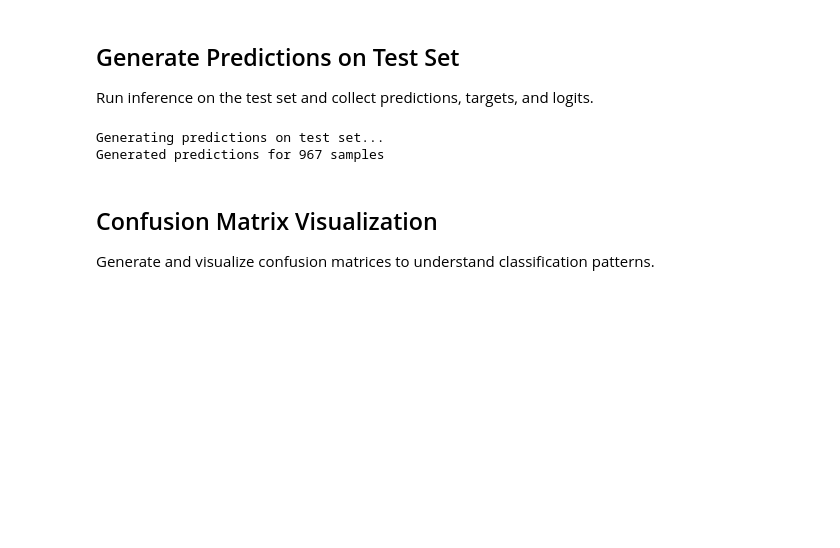
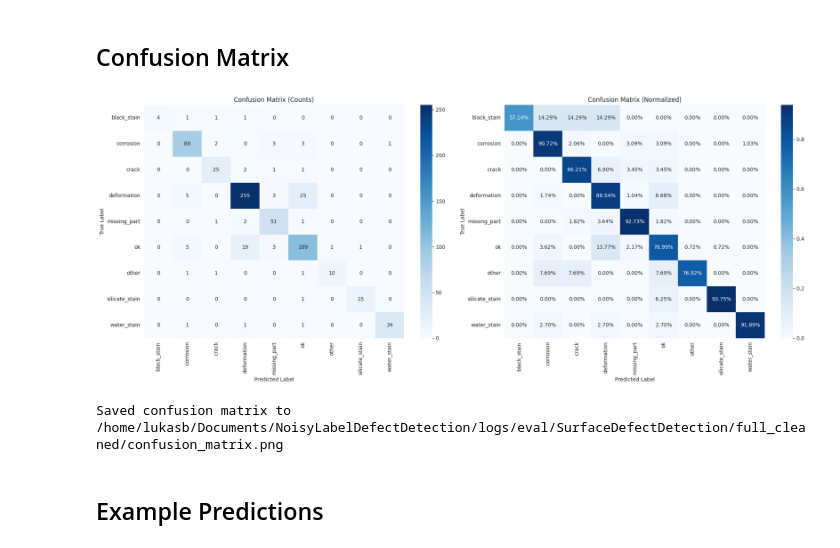
Before and after one commit to LukasBenner/NoisyLabelDefectDetection, a Jupyter notebook: notebooks/evaluation.ipynb, the cells around one changed output. Drawn from its saved outputs; the diff is of its cells as text; code cells hidden in the pictures; blank space fills up the shorter version.

```diff
--- a/notebooks/evaluation.ipynb
+++ b/notebooks/evaluation.ipynb
@@ -128,60 +188,34 @@ Loaded model from: ../logs/train/SurfaceDefectDetection/full_cleaned/2026-02-05_
 # %% [markdown]
-## Generate Predictions on Test Set
-
-Run inference on the test set and collect predictions, targets, and logits.
+## Confusion Matrix
 # %%
-def get_predictions(model, dataloader, device):
-    """Generate predictions and collect all outputs."""
-    all_preds = []
-    all_targets = []
-    all_logits = []
-    all_probs = []
+targets = results["targets"]
+preds = results["predictions"]
 
-    model.eval()
-    with torch.no_grad():
-        for inputs, targets in dataloader:
-            inputs = inputs.to(device)
-            targets = targets.to(device)
+cm = confusion_matrix(targets, preds)
+cm_normalized = cm.astype("float") / cm.sum(axis=1, keepdims=True)
 
-            outputs = model(inputs)
-            probs = torch.softmax(outputs, dim=1)
-            preds = torch.argmax(outputs, dim=1)
+fig, (ax1, ax2) = plt.subplots(1, 2, figsize=(20, 8))
+sns.heatmap(cm, annot=True, fmt="d", cmap="Blues",
+            xticklabels=class_names, yticklabels=class_names, ax=ax1)
+ax1.set_title("Confusion Matrix (Counts)")
+ax1.set_xlabel("Predicted Label")
+ax1.set_ylabel("True Label")
 
-            all_logits.append(outputs.cpu())
-            all_probs.append(probs.cpu())
-            all_preds.append(preds.cpu())
-            all_targets.append(targets.cpu())
+sns.heatmap(cm_normalized, annot=True, fmt=".2%", cmap="Blues",
+            xticklabels=class_names, yticklabels=class_names, ax=ax2)
+ax2.set_title("Confusion Matrix (Normalized)")
+ax2.set_xlabel("Predicted Label")
+ax2.set_ylabel("True Label")
 
-    return {
-        'predictions': torch.cat(all_preds).numpy(),
-        'targets': torch.cat(all_targets).numpy(),
-        'logits': torch.cat(all_logits).numpy(),
-        'probabilities': torch.cat(all_probs).numpy()
-    }
+plt.tight_layout()
+plt.show()
 
-# Create test dataloader
-test_dataset_transformed = TransformSubset(
-    test_dataset,
-    indices=list(range(len(test_dataset))),
-    transform=test_transforms
-)
-
-test_loader = torch.utils.data.DataLoader(
-    test_dataset_transformed,
-    batch_size=hyperparams.data.get("batch_size", 32),
-    shuffle=False,
-    num_workers=4
-)
-
-# Get predictions
-print("Generating predictions on test set...")
-results = get_predictions(model, test_loader, device)
-print(f"Generated predictions for {len(results['predictions'])} samples")
+cm_path = EVAL_PATH / "confusion_matrix.png"
+fig.savefig(cm_path, dpi=300, bbox_inches="tight")
+print(f"Saved confusion matrix to {cm_path}")
 # %% [output]
+[figure, added]
-Generating predictions on test set...
-Generated predictions for 967 samples
+Saved confusion matrix to /home/lukasb/Documents/NoisyLabelDefectDetection/logs/eval/SurfaceDefectDetection/full_cleaned/confusion_matrix.png
 # %% [markdown]
-## Confusion Matrix Visualization
-
-Generate and visualize confusion matrices to understand classification patterns.
+## Example Predictions
 # %%
```
Also changed, not shown: parts of 20 cells of this notebook, 12 other files.
